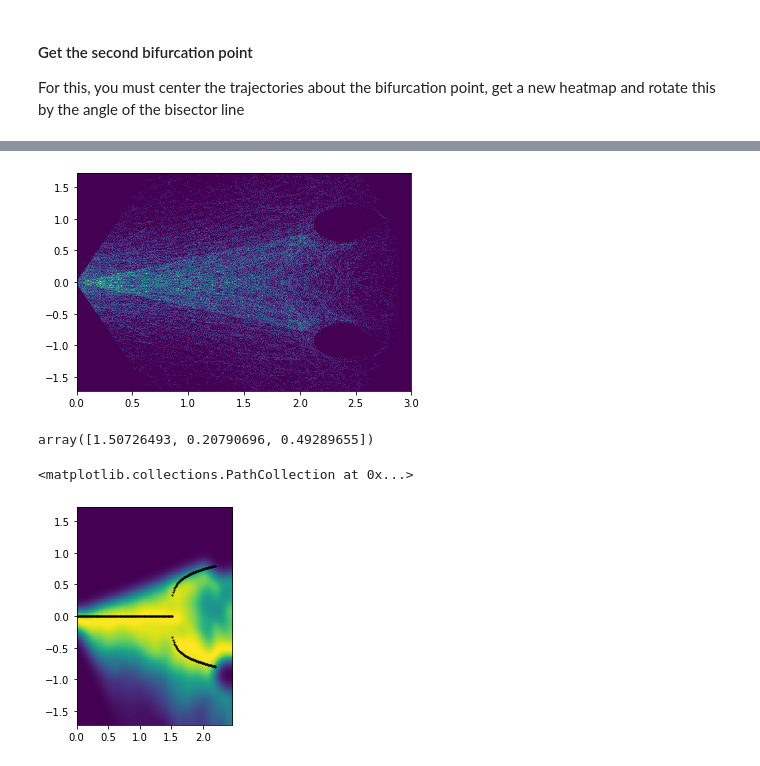
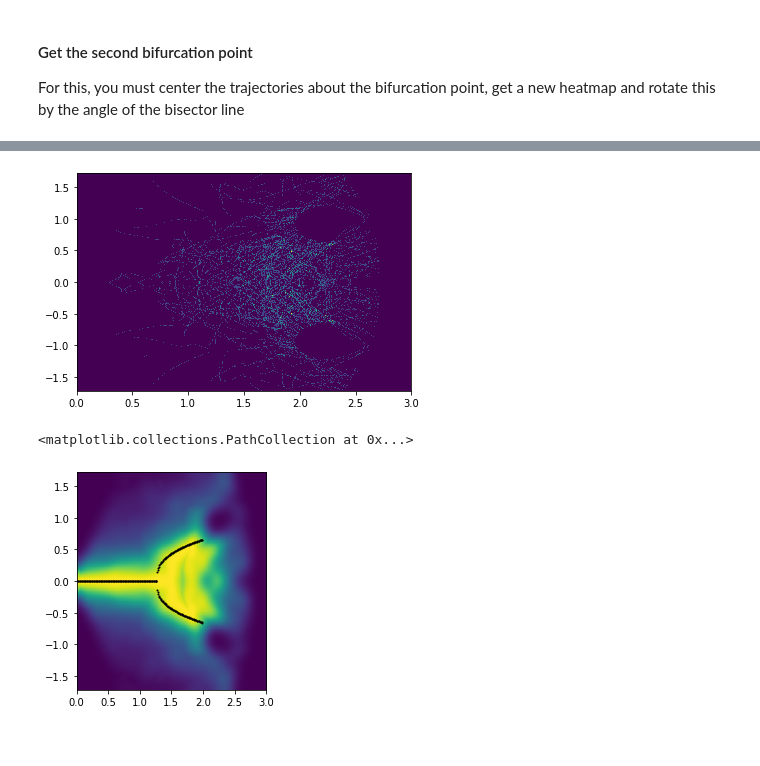
Before and after one commit to bianca-schell/locustVR, a Jupyter notebook: locust_plots-june.ipynb, the cells around one changed output, grey strips where cells are left out. Saved outputs shown, nothing was run; the diff lists cells and outputs as text; code cells hidden in the pictures.

Commit message:
final locust plots

```diff
--- a/locust_plots-june.ipynb
+++ b/locust_plots-june.ipynb
@@ -420,5 +468,2 @@ else:
 # %% [markdown]
 ### Merge results from both databases to xs and ys
-# %%
-xs = np.concatenate((x1s,x2s))
-ys = np.concatenate((y1s,y2s))
@@ -453,11 +548,2 @@ def density_map(x, y, stats=True):
 
     return tmp_img
-# %%
-img = density_map(xs, ys, stats=False)
-
-if nPosts == 2:
-    x_peaks = np.where(img > peak_threshold)[1] * post0_x / nbins
-    y_peaks = np.where(img > peak_threshold)[0] * (post0_y - post1_y) / nbins + post1_y
-else:
-    x_peaks = np.where(img > peak_threshold)[1] * post1_x / nbins
-    y_peaks = np.where(img > peak_threshold)[0] * (post0_y - post2_y) / nbins + post2_y
@@ -572,6 +725,7 @@ For this, you must center the trajectories about the bifurcation point, get a ne
 # center points about the first bifurcation
 cxs = xs - params1[0]
 cys = ys
+cts = ts
 
 cpost0_x = post0_x - params1[0]
 cpost1_x = post1_x - params1[0]
@@ -655,16 +779,28 @@ plt.imshow(np.flipud(tmp_img4), extent=[r3[0][0], r3[0][1], r3[1][0], r3[1][1]])
 # %%
 bif_pt = 1.2
-params2 = [1.6, 0.5, 1]
-
-x_fit = []
-y_fit = []
+params2 = [1.4, 1, 0.5]
 
 x_sub = np.concatenate((rx, rx))
 y_sub = np.concatenate((ry, -ry))
+t_sub = np.concatenate((ccts, ccts))
 
-tmp_img = density_map(x_sub, y_sub, stats=True)
-x_fit = np.where(tmp_img > peak_threshold)[1] * post1_x / nbins
-y_fit = np.where(tmp_img > peak_threshold)[0] * (post0_y - post2_y) / nbins + post2_y
+tmin = 0
+tmax = 300
+for idx, t in enumerate(range(tmin, tmax)):
+    window_min = t
+    window_max = t + window_size
+
+    x = x_sub[(t_sub > window_min) & (t_sub < window_max)]
+    y = y_sub[(t_sub > window_min) & (t_sub < window_max)]
+    tmp_img = density_map(x, y, stats=False)
+
+    if idx == 0:
+        tmp_img1 = tmp_img
+    else:
+        tmp_img1 = np.fmax(tmp_img1, tmp_img)
+
+x_fit = np.where(tmp_img1 > peak_threshold)[1] * post1_x / nbins
+y_fit = np.where(tmp_img1 > peak_threshold)[0] * (post0_y - post2_y) / nbins + post2_y
 
 x_fit = x_fit
 y_fit = np.abs(y_fit)
@@ -677,34 +813,30 @@ for i in range(0, 10):
     )
     params2 = fit_params
 # %% [output]
-[figure, old version]
+[figure, new version]
-# %%
-params2
-# %% [output]
-array([1.50726493, 0.20790696, 0.49289655])
 # %%
-plt.imshow(tmp_img4, extent=[r3[0][0], r3[0][1], r3[1][0], r3[1][1]])
+plt.imshow(tmp_img1, extent=[r1[0][0], r1[0][1], r1[1][0], r1[1][1]])
 
 parameters = params2
 step_len = 0.01
 
 x1 = np.arange(step_len, parameters[0], step_len)
 y1 = np.zeros(len(x1))
 
-x = np.arange(parameters[0], 2.2, step_len)
+x = np.arange(parameters[0], 2, step_len)
 x2 = np.concatenate((x, x))
 y2 = np.concatenate(
     (
         (parameters[2] * (x - parameters[0])) ** parameters[1],
         -(parameters[2] * (x - parameters[0])) ** parameters[1],
     )
 )
 
 plt.scatter(x1, y1, c="black", s=1)
 plt.scatter(x2, y2, c="black", s=1)
 # %% [output]
 <matplotlib.collections.PathCollection at 0x...>
-[figure, old version]
+[figure, new version]
 # %%
 bif2 = np.array([params2[0], 0]).reshape(1, -1)
 ang = angle[0]
```
Also changed, not shown: parts of 34 cells of this notebook, 26 other files.
